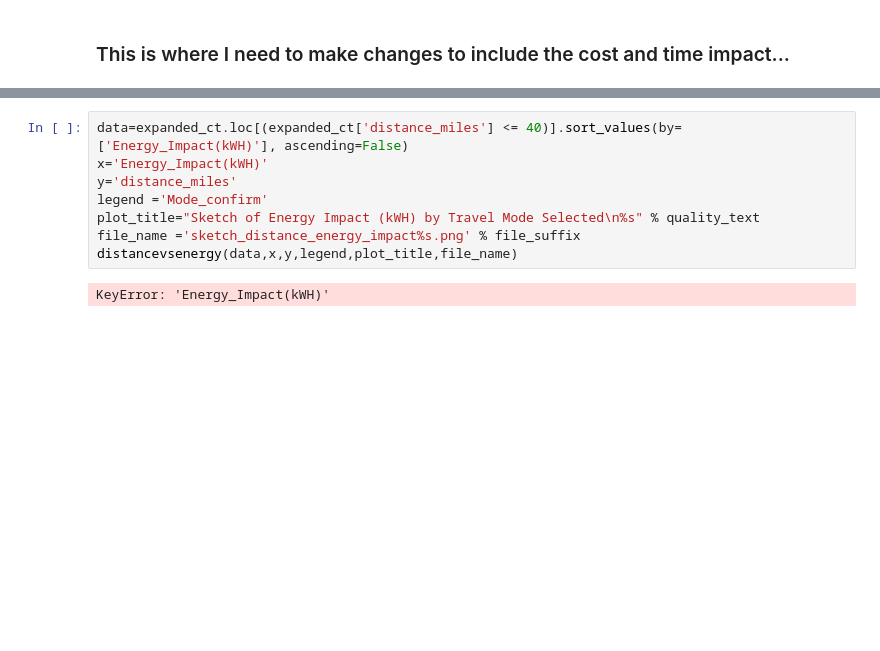
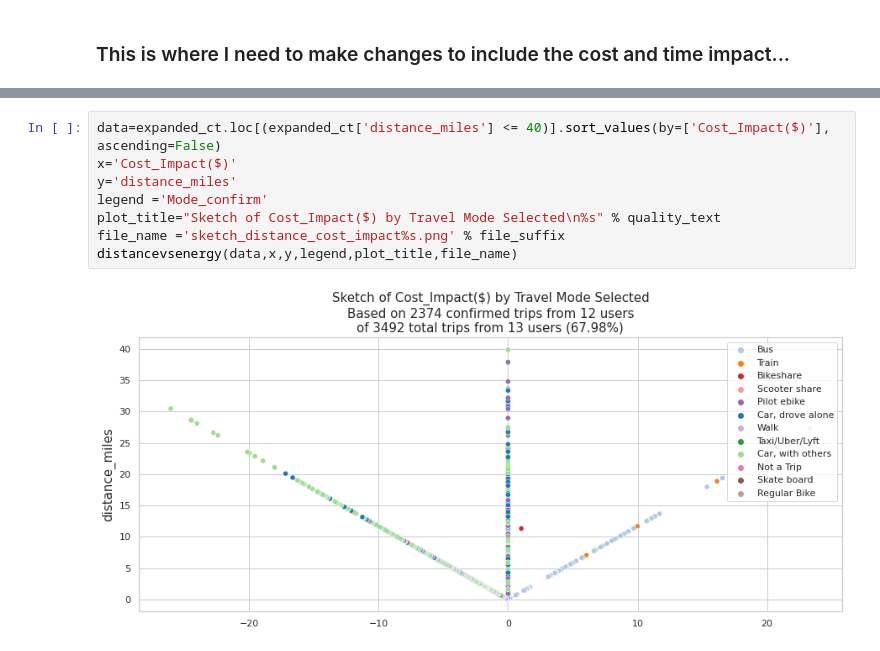
Before and after one commit to e-mission/em-public-dashboard, a Jupyter notebook: viz_scripts/cost_and_time_impact_estimates.ipynb, the cells around one changed output, grey strips where cells are left out. Drawn from its saved outputs; the diff is of its cells as text; blank space fills up the shorter version.

Commit message:
Mimicking Energy Calculations
Basically doing all the same stuff for cost and time as for energy and CO2.

```diff
--- a/viz_scripts/cost_and_time_impact_estimates.ipynb
+++ b/viz_scripts/cost_and_time_impact_estimates.ipynb
@@ -173,10 +174,10 @@ Index(['source', 'end_ts', 'end_fmt_time', 'end_loc', 'raw_trip', 'start_ts',
 # %%
-data=expanded_ct.loc[(expanded_ct['distance_miles'] <= 40)].sort_values(by=['Energy_Impact(kWH)'], ascending=False)
-x='Energy_Impact(kWH)'
+data=expanded_ct.loc[(expanded_ct['distance_miles'] <= 40)].sort_values(by=['Cost_Impact($)'], ascending=False)
+x='Cost_Impact($)'
 y='distance_miles'
 legend ='Mode_confirm'
-plot_title="Sketch of Energy Impact (kWH) by Travel Mode Selected\n%s" % quality_text
-file_name ='sketch_distance_energy_impact%s.png' % file_suffix
+plot_title="Sketch of Cost_Impact($) by Travel Mode Selected\n%s" % quality_text
+file_name ='sketch_distance_cost_impact%s.png' % file_suffix
 distancevsenergy(data,x,y,legend,plot_title,file_name)
 # %% [output]
-KeyError: 'Energy_Impact(kWH)'
+[figure, added]
```
Also changed, not shown: parts of 5 cells of this notebook, 2 other files.
